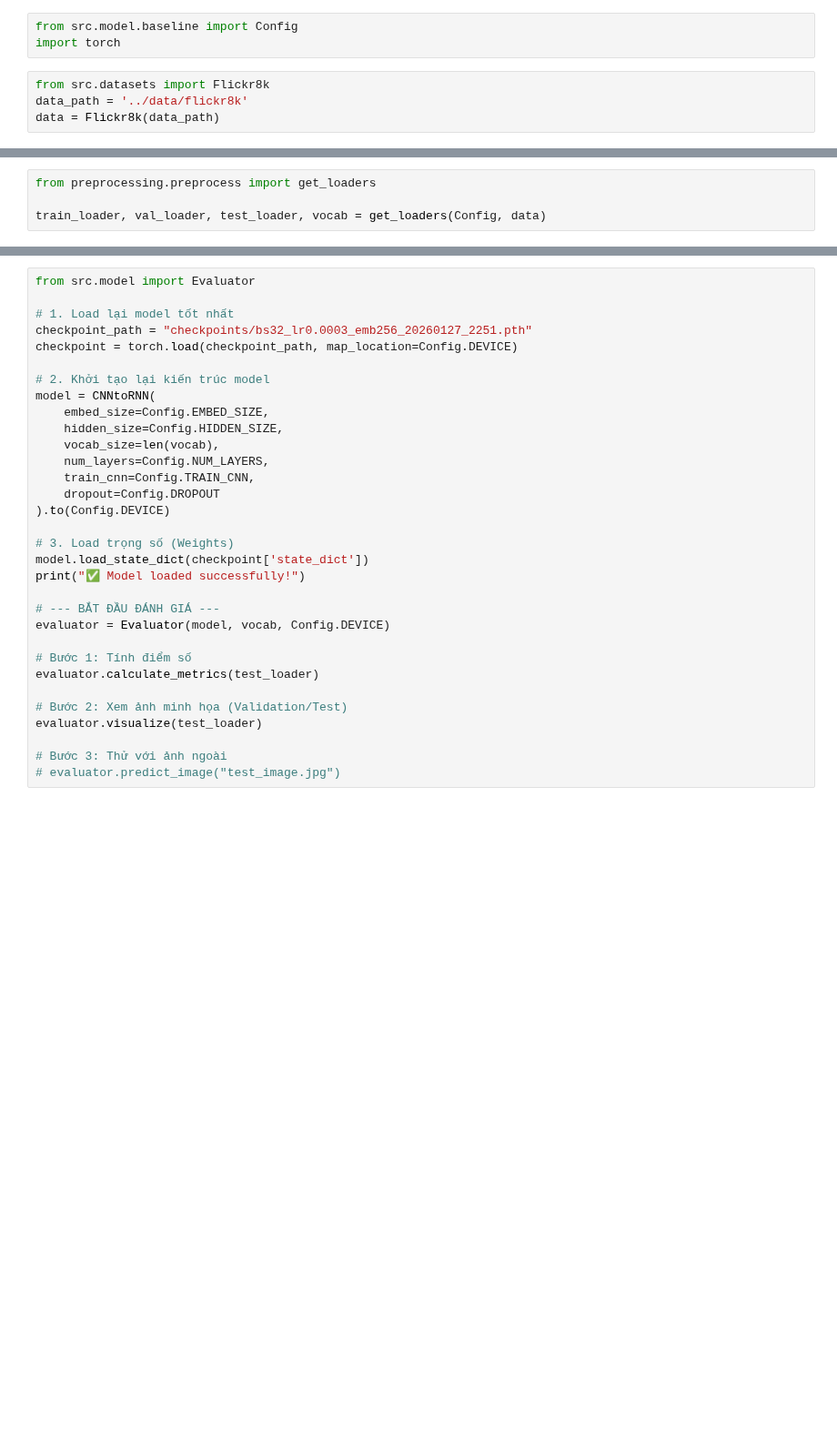
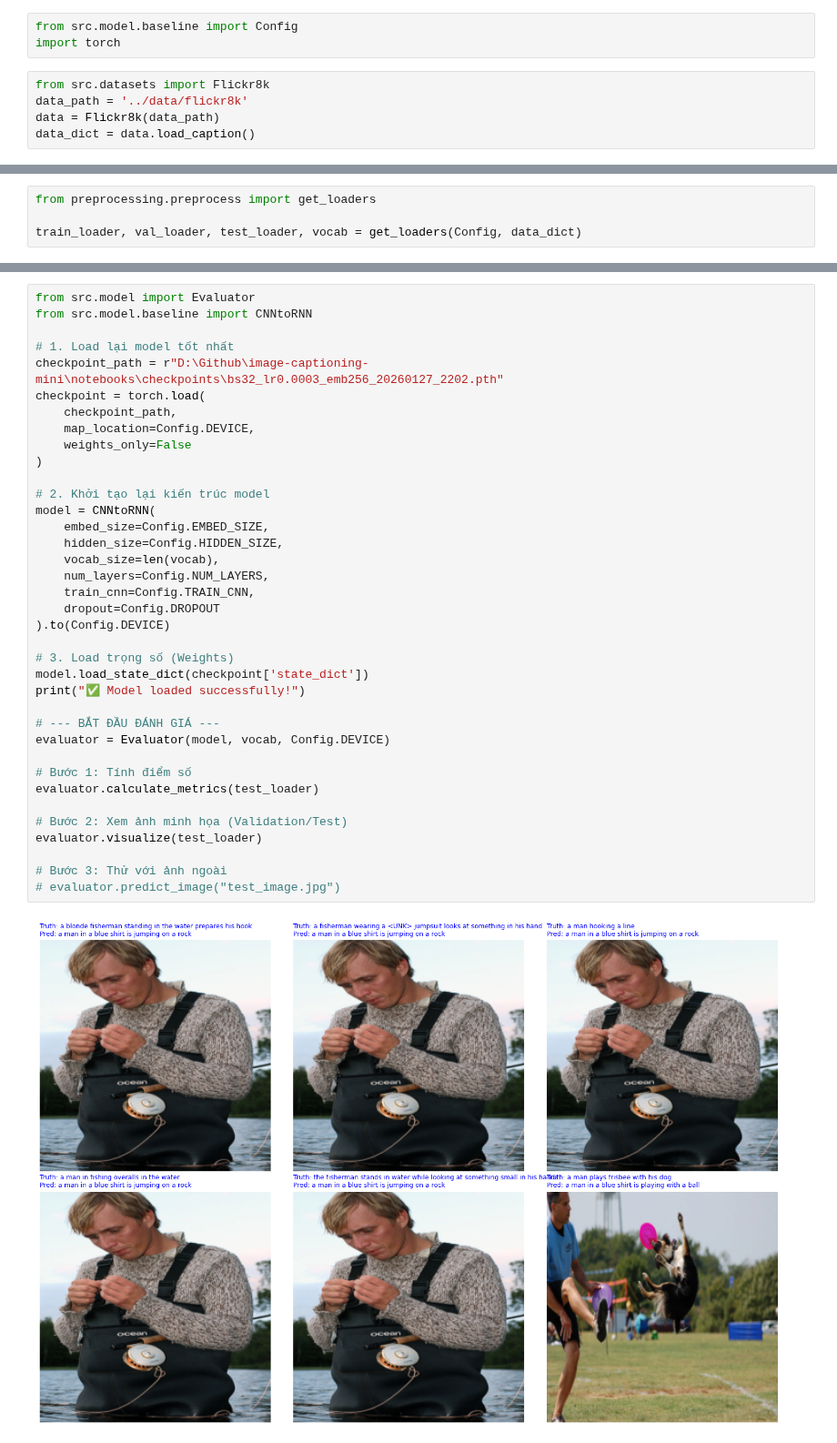
Before and after one commit to hauuto/image-captioning-mini, a Jupyter notebook: notebooks/2. Baseline.ipynb, the cells around one changed output, grey strips where cells are left out. Shown at 91% size. Cells and saved outputs as stored; diff of their text form; blank space fills up the shorter version.

```diff
--- a/notebooks/2. Baseline.ipynb
+++ b/notebooks/2. Baseline.ipynb
@@ -5,3 +5,4 @@ import torch
 from src.datasets import Flickr8k
 data_path = '../data/flickr8k'
 data = Flickr8k(data_path)
+data_dict = data.load_caption()
@@ -8,4 +11,4 @@ data = Flickr8k(data_path)
 # %%
 from preprocessing.preprocess import get_loaders
 
-train_loader, val_loader, test_loader, vocab = get_loaders(Config, data)
+train_loader, val_loader, test_loader, vocab = get_loaders(Config, data_dict)
@@ -211,32 +77,39 @@ class CNNtoRNN(nn.Module):
 # %%
 from src.model import Evaluator
+from src.model.baseline import CNNtoRNN
 
 # 1. Load lại model tốt nhất
-checkpoint_path = "checkpoints/bs32_lr0.0003_emb256_20260127_2251.pth"
-checkpoint = torch.load(checkpoint_path, map_location=Config.DEVICE)
+checkpoint_path = r"D:\Github\image-captioning-mini\notebooks\checkpoints\bs32_lr0.0003_emb256_20260127_2202.pth"
+checkpoint = torch.load(
+    checkpoint_path,
+    map_location=Config.DEVICE,
+    weights_only=False
+)
 
 # 2. Khởi tạo lại kiến trúc model
 model = CNNtoRNN(
     embed_size=Config.EMBED_SIZE,
     hidden_size=Config.HIDDEN_SIZE,
     vocab_size=len(vocab),
     num_layers=Config.NUM_LAYERS,
     train_cnn=Config.TRAIN_CNN,
     dropout=Config.DROPOUT
 ).to(Config.DEVICE)
 
 # 3. Load trọng số (Weights)
 model.load_state_dict(checkpoint['state_dict'])
 print("✅ Model loaded successfully!")
 
 # --- BẮT ĐẦU ĐÁNH GIÁ ---
 evaluator = Evaluator(model, vocab, Config.DEVICE)
 
 # Bước 1: Tính điểm số
 evaluator.calculate_metrics(test_loader)
 
 # Bước 2: Xem ảnh minh họa (Validation/Test)
 evaluator.visualize(test_loader)
 
 # Bước 3: Thử với ảnh ngoài
 # evaluator.predict_image("test_image.jpg")
+# %% [output]
+[figure, added]
```
Also changed, not shown: parts of 7 cells of this notebook, 2 other files.
